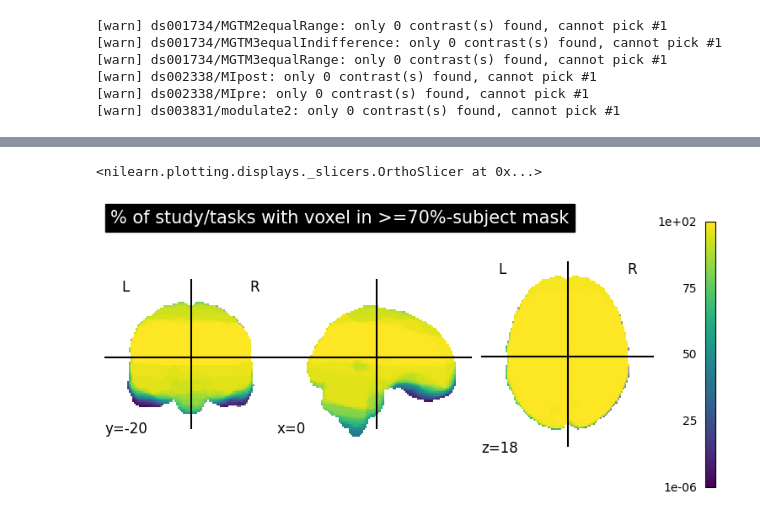
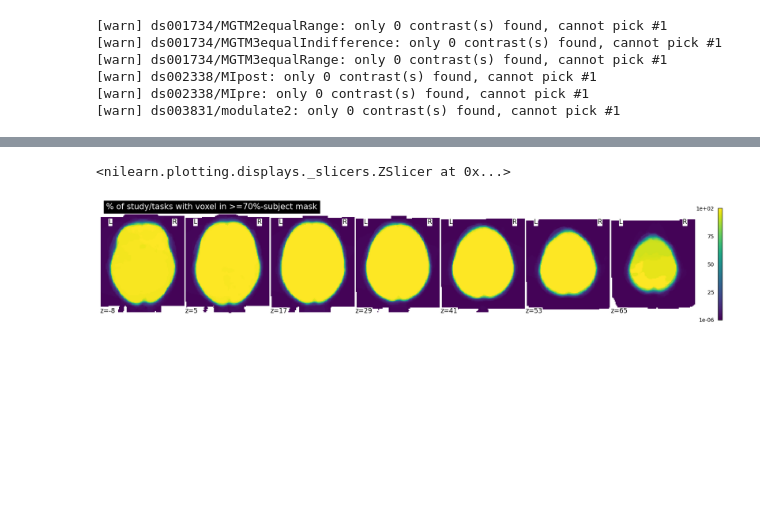
Before and after one commit to demidenm/openneuro_taskica, a Jupyter notebook: notebooks/map_overlap_check.ipynb, the cells around one changed output, grey strips where cells are left out. Saved outputs shown, nothing was run; the diff lists cells and outputs as text; code cells hidden in the pictures; blank space fills up the shorter version.

Commit message:
minimum subjectlevel overlap check run

```diff
--- a/notebooks/map_overlap_check.ipynb
+++ b/notebooks/map_overlap_check.ipynb
@@ -406,7 +176,7 @@ plotting.plot_stat_map(study_masks['ds002338','1dNF'])
 # %%
-plotting.plot_stat_map(pct_img, display_mode="ortho", vmin=0, vmax=100,
+plotting.plot_stat_map(f"{out_dir}/group_overlap_percent.nii.gz", display_mode="z", cut_coords=7, vmin=0, vmax=100,
                        threshold=1e-6, cmap="viridis", colorbar=True,
                        title=f"% of study/tasks with voxel in >={THRESH:.0%}-subject mask")
 # %% [output]
-<nilearn.plotting.displays._slicers.OrthoSlicer at 0x...>
+<nilearn.plotting.displays._slicers.ZSlicer at 0x...>
-[figure, old version]
+[figure, new version]
```
Also changed, not shown: parts of 21 cells of this notebook, 5 other files.
